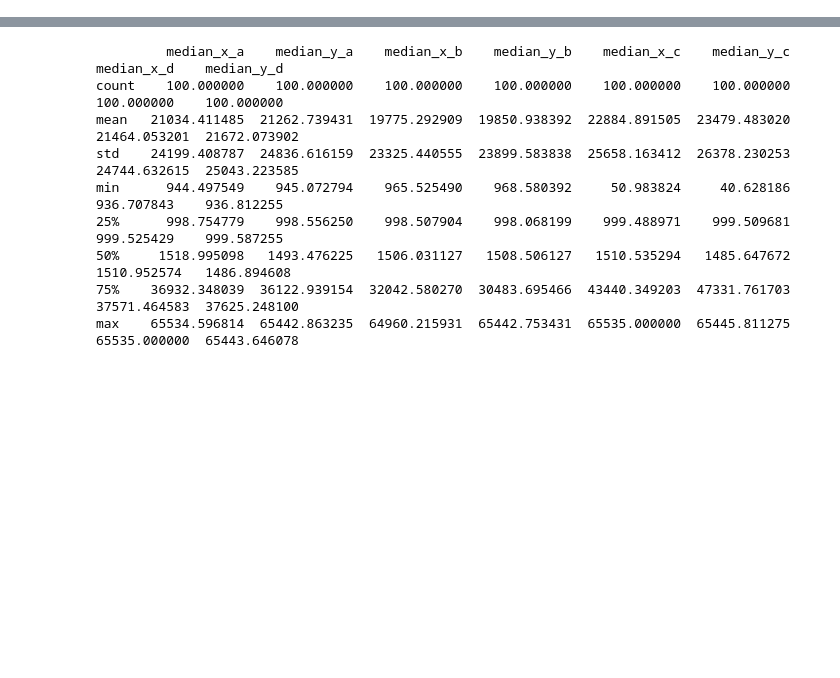
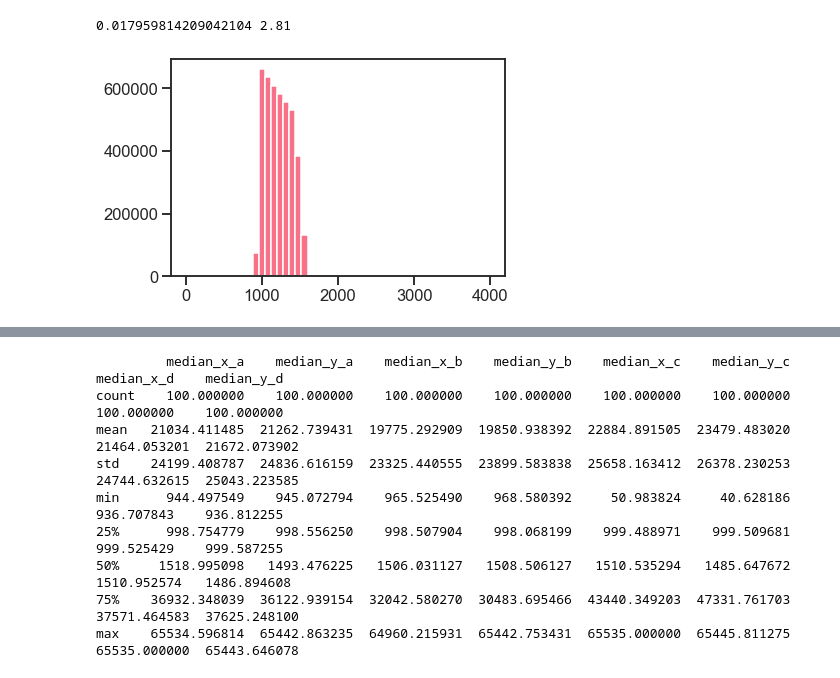
Before and after one commit to sdss/lvmdrp, a Jupyter notebook: docs/nb/lab-analysis.ipynb, the cells around one changed output, grey strips where cells are left out. Cells and saved outputs as stored; diff of their text form; code cells hidden in the pictures; blank space fills up the shorter version.

```diff
--- a/docs/nb/lab-analysis.ipynb
+++ b/docs/nb/lab-analysis.ipynb
@@ -212,3 +194,11 @@ final shape for amplifier region d: (2040, 2040)
+# %%
+amp = "d"
+amp_x = amplifiers[amp]._data
+print(frame[0].header["RDNOISE"]/(amp_x.std()), frame[0].header["GAIN"])
+plt.hist(amp_x.ravel(), bins=50, range=(0,4000));
+# %% [output]
+0.017959814209042104 2.81
+[figure, added]
 # %%
 AXES_NAMES = "xy"
 STATS_FIELDS = (
```
Also changed, not shown: parts of 10 cells of this notebook.
